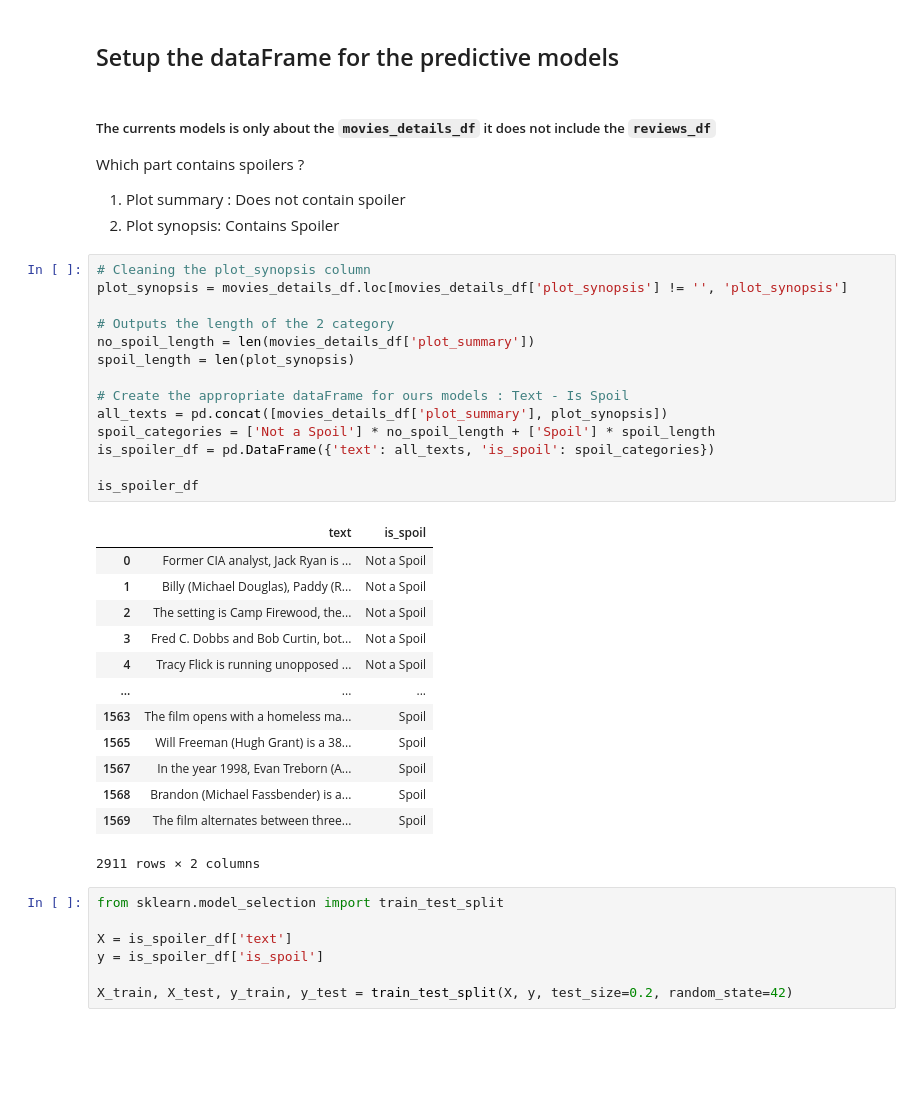
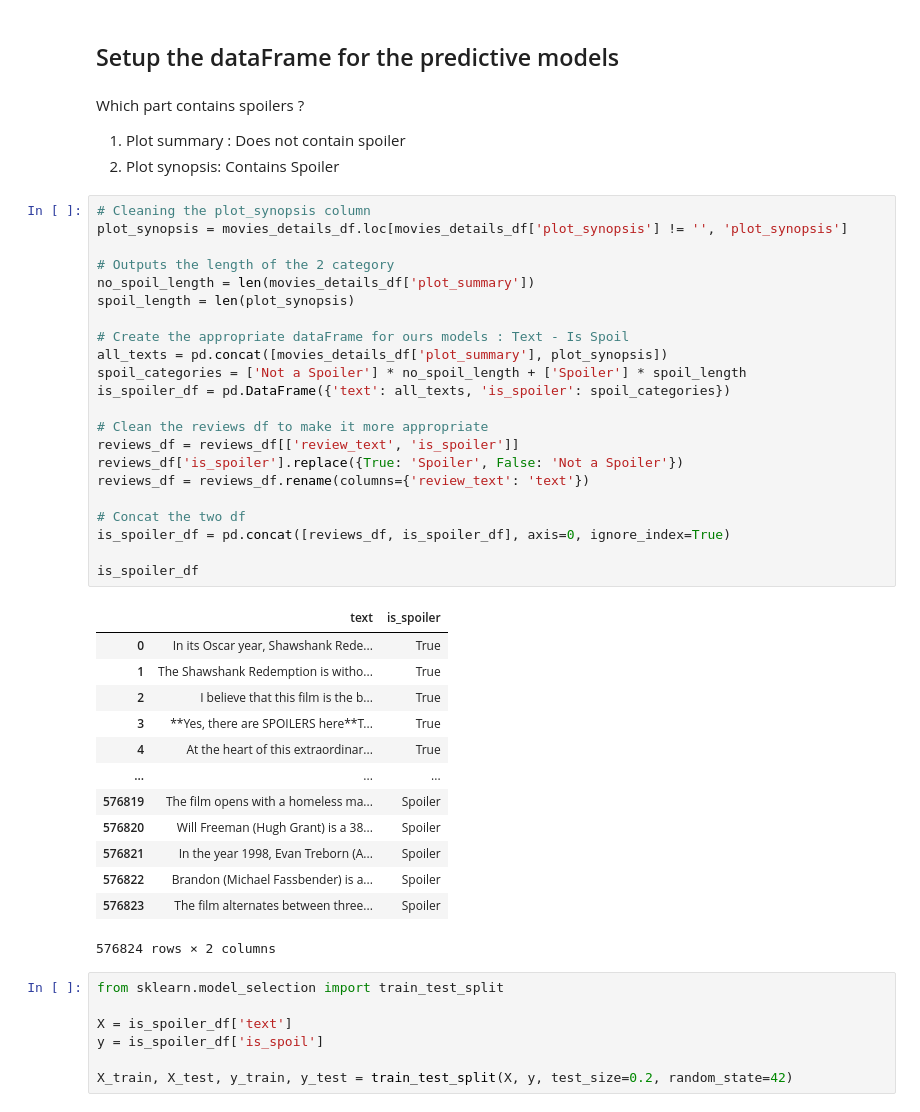
Before and after one commit to SinnnwL/SCIA_2025_GRP8_NLP, a Jupyter notebook: index.ipynb, the cells around one changed output. Drawn from its saved outputs; the diff is of its cells as text; blank space fills up the shorter version.

Commit message:
now uses all the data (review + summary), Progress LeveL : Goku fights Ten Shin Han

```diff
--- a/index.ipynb
+++ b/index.ipynb
@@ -123,8 +123,6 @@ imdb_spoilers_tokens = [lemmatizer.lemmatize(w) for w in imdb_spoilers_tokens]
 # %% [markdown]
 ## Setup the dataFrame for the predictive models
 # %% [markdown]
-##### The currents models is only about the `movies_details_df` it does not include the `reviews_df`
-
 Which part contains spoilers ?
 
 1. Plot summary : Does not contain spoiler
@@ -132,31 +130,39 @@ Which part contains spoilers ?
 # %%
 # Cleaning the plot_synopsis column
 plot_synopsis = movies_details_df.loc[movies_details_df['plot_synopsis'] != '', 'plot_synopsis']
 
 # Outputs the length of the 2 category
 no_spoil_length = len(movies_details_df['plot_summary'])
 spoil_length = len(plot_synopsis)
 
 # Create the appropriate dataFrame for ours models : Text - Is Spoil
 all_texts = pd.concat([movies_details_df['plot_summary'], plot_synopsis])
-spoil_categories = ['Not a Spoil'] * no_spoil_length + ['Spoil'] * spoil_length
-is_spoiler_df = pd.DataFrame({'text': all_texts, 'is_spoil': spoil_categories})
+spoil_categories = ['Not a Spoiler'] * no_spoil_length + ['Spoiler'] * spoil_length
+is_spoiler_df = pd.DataFrame({'text': all_texts, 'is_spoiler': spoil_categories})
+
+# Clean the reviews df to make it more appropriate
+reviews_df = reviews_df[['review_text', 'is_spoiler']]
+reviews_df['is_spoiler'].replace({True: 'Spoiler', False: 'Not a Spoiler'})
+reviews_df = reviews_df.rename(columns={'review_text': 'text'})
+
+# Concat the two df
+is_spoiler_df = pd.concat([reviews_df, is_spoiler_df], axis=0, ignore_index=True)
 
 is_spoiler_df
 # %% [output]
-|  | text | is_spoil |
-| 0 | Former CIA analyst, Jack Ryan is ... | Not a Spoil |
-| 1 | Billy (Michael Douglas), Paddy (R... | Not a Spoil |
-| 2 | The setting is Camp Firewood, the... | Not a Spoil |
-| 3 | Fred C. Dobbs and Bob Curtin, bot... | Not a Spoil |
-| 4 | Tracy Flick is running unopposed ... | Not a Spoil |
+|  | text | is_spoiler |
+| 0 | In its Oscar year, Shawshank Rede... | True |
+| 1 | The Shawshank Redemption is witho... | True |
+| 2 | I believe that this film is the b... | True |
+| 3 | **Yes, there are SPOILERS here**T... | True |
+| 4 | At the heart of this extraordinar... | True |
 | ... | ... | ... |
-| 1563 | The film opens with a homeless ma... | Spoil |
-| 1565 | Will Freeman (Hugh Grant) is a 38... | Spoil |
-| 1567 | In the year 1998, Evan Treborn (A... | Spoil |
-| 1568 | Brandon (Michael Fassbender) is a... | Spoil |
-| 1569 | The film alternates between three... | Spoil |
+| 576819 | The film opens with a homeless ma... | Spoiler |
+| 576820 | Will Freeman (Hugh Grant) is a 38... | Spoiler |
+| 576821 | In the year 1998, Evan Treborn (A... | Spoiler |
+| 576822 | Brandon (Michael Fassbender) is a... | Spoiler |
+| 576823 | The film alternates between three... | Spoiler |
-2911 rows × 2 columns
+576824 rows × 2 columns
 # %%
 from sklearn.model_selection import train_test_split
 
```
